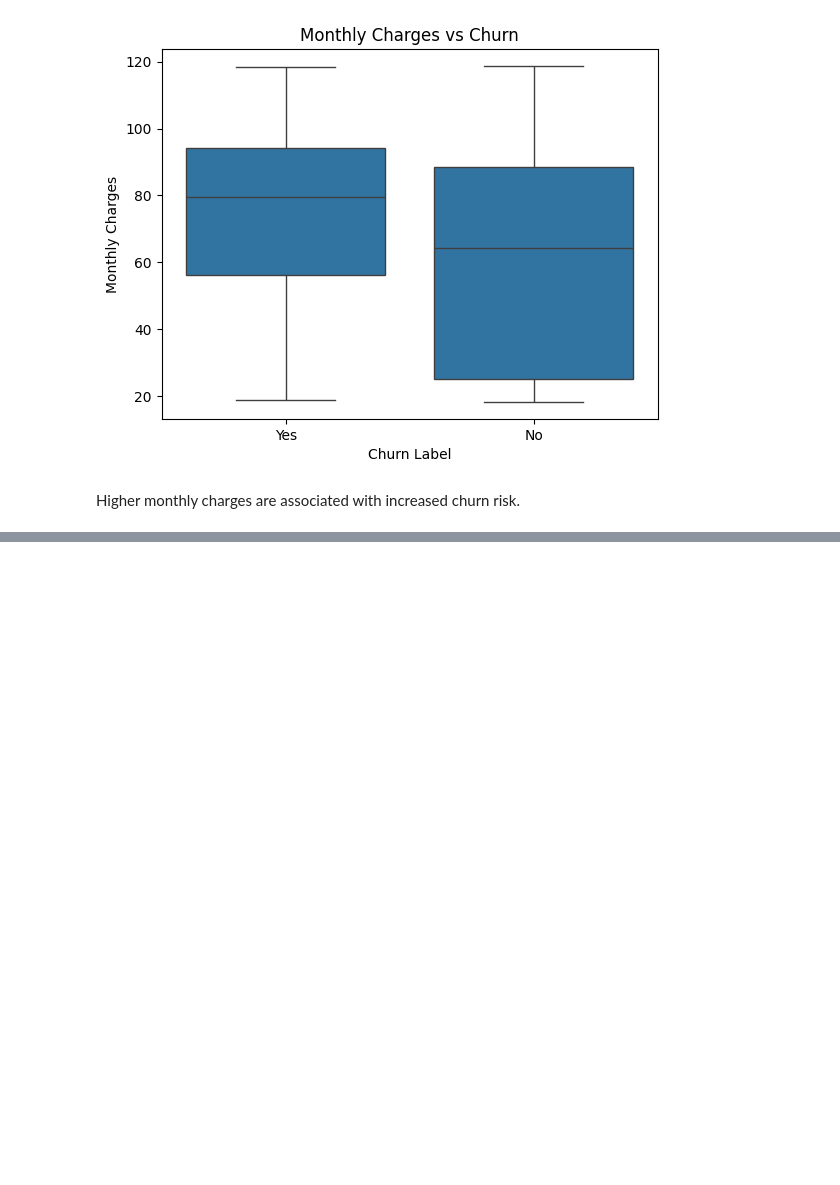
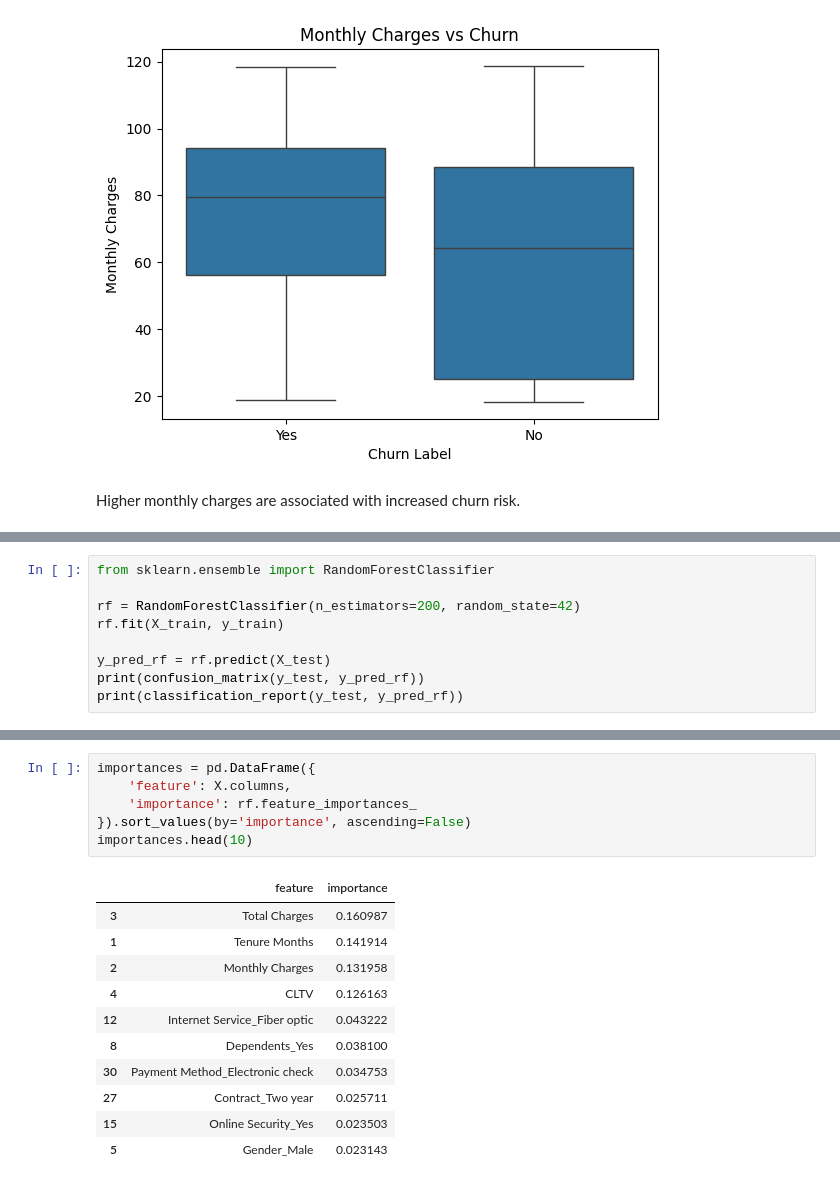
Before and after one commit to MayuriDatir/PowerCo-Customer-Retention, a Jupyter notebook: notebooks/01_eda.ipynb, the cells around one changed output, grey strips where cells are left out. Saved outputs shown, nothing was run; the diff lists cells and outputs as text; blank space fills up the shorter version.

```diff
--- a/notebooks/01_eda.ipynb
+++ b/notebooks/01_eda.ipynb
@@ -151,0 +253,9 @@ Higher monthly charges are associated with increased churn risk.
+# %%
+from sklearn.ensemble import RandomForestClassifier
+
+rf = RandomForestClassifier(n_estimators=200, random_state=42)
+rf.fit(X_train, y_train)
+
+y_pred_rf = rf.predict(X_test)
+print(confusion_matrix(y_test, y_pred_rf))
+print(classification_report(y_test, y_pred_rf))
@@ -151,0 +273,18 @@ Higher monthly charges are associated with increased churn risk.
+# %%
+importances = pd.DataFrame({
+    'feature': X.columns,
+    'importance': rf.feature_importances_
+}).sort_values(by='importance', ascending=False)
+importances.head(10)
+# %% [output]
+|  | feature | importance |
+| 3 | Total Charges | 0.160987 |
+| 1 | Tenure Months | 0.141914 |
+| 2 | Monthly Charges | 0.131958 |
+| 4 | CLTV | 0.126163 |
+| 12 | Internet Service_Fiber optic | 0.043222 |
+| 8 | Dependents_Yes | 0.038100 |
+| 30 | Payment Method_Electronic check | 0.034753 |
+| 27 | Contract_Two year | 0.025711 |
+| 15 | Online Security_Yes | 0.023503 |
+| 5 | Gender_Male | 0.023143 |
```
Also changed, not shown: parts of 11 cells of this notebook.
